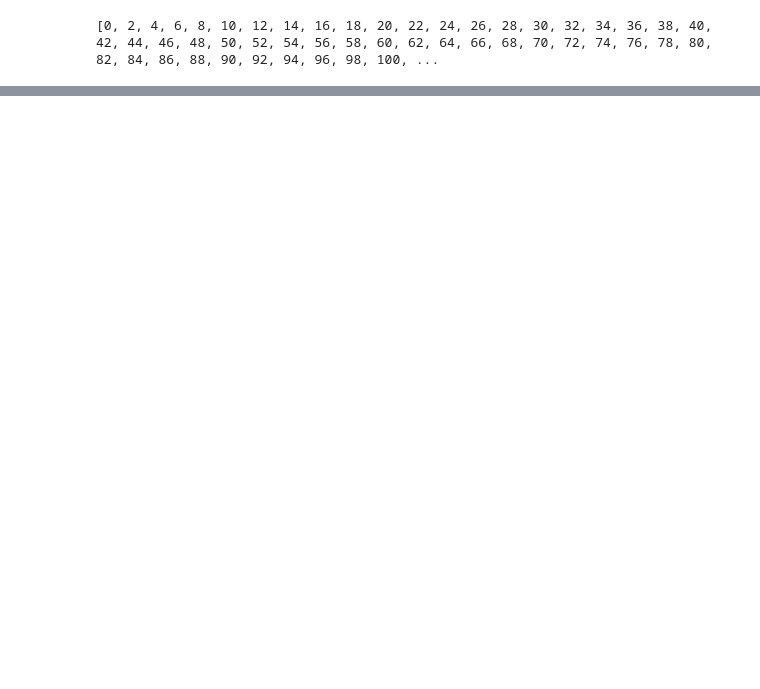
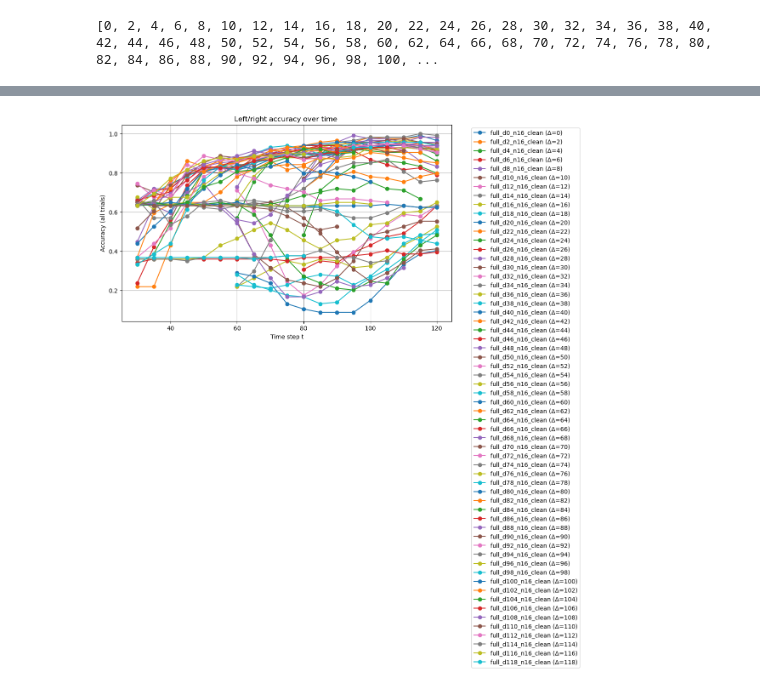
Before and after one commit to JadenLews/Learning, a Jupyter notebook: DeepLearn/physics/future_direction_performance copy.ipynb, the cells around one changed output, grey strips where cells are left out. Cells and saved outputs as stored; diff of their text form; code cells hidden in the pictures; blank space fills up the shorter version.

```diff
--- a/DeepLearn/physics/future_direction_performance copy.ipynb
+++ b/DeepLearn/physics/future_direction_performance copy.ipynb
@@ -796,0 +1911,88 @@ KeyboardInterrupt:
+# %%
+import re
+import math
+import matplotlib.pyplot as plt
+
+# 🔹 1. Paste your full log here
+# log_text = """
+
+# """  # <--- replace "..." with the rest of your pasted block
+
+
+# 🔹 2. Regex to grab model, time, acc_all, acc_strong from each line
+pattern = re.compile(
+    r"\[(?P<model>[^\]]+)\]\s+"
+    r"t=\s*(?P<t>\d+),.*?\|\s*"
+    r"acc_all=(?P<acc_all>[0-9\.nan]+).*?"
+    r"acc_strong=(?P<acc_strong>[0-9\.nan]+)",
+    re.DOTALL,
+)
+
+data = {}
+
+for m in pattern.finditer(log_text):
+    model = m.group("model")
+    t = int(m.group("t"))
+    acc_all_str = m.group("acc_all")
+    acc_strong_str = m.group("acc_strong")
+
+    acc_all = float("nan") if acc_all_str == "nan" else float(acc_all_str)
+    acc_strong = float("nan") if acc_strong_str == "nan" else float(acc_strong_str)
+
+    # Try to parse Δ from the model name like "full_d36_n16_clean"
+    mdelta = re.search(r"_d(\d+)_", model)
+    delta = int(mdelta.group(1)) if mdelta else None
+
+    if model not in data:
+        data[model] = {
+            "delta": delta,
+            "t": [],
+            "acc_all": [],
+            "acc_strong": [],
+        }
+
+    data[model]["t"].append(t)
+    data[model]["acc_all"].append(acc_all)
+    data[model]["acc_strong"].append(acc_strong)
+
+# 🔹 3. Sort each model’s data by time
+for info in data.values():
+    zipped = sorted(zip(info["t"], info["acc_all"], info["acc_strong"]))
+    info["t"], info["acc_all"], info["acc_strong"] = map(list, zip(*zipped))
+
+
+# 🔹 4. Plot acc_all vs time for each model
+plt.figure(figsize=(10, 6))
+for model, info in sorted(
+    data.items(),
+    key=lambda kv: (kv[1]["delta"] if kv[1]["delta"] is not None else 0),
+):
+    plt.plot(info["t"], info["acc_all"], marker="o", label=f"{model} (Δ={info['delta']})")
+
+plt.xlabel("Time step t")
+plt.ylabel("Accuracy (all trials)")
+plt.title("Left/right accuracy over time ")
+plt.grid(True)
+plt.legend(bbox_to_anchor=(1.05, 1.0), loc="upper left")
+plt.tight_layout()
+plt.show()
+
+
+# 🔹 5. Plot acc_strong vs time for each model
+plt.figure(figsize=(10, 6))
+for model, info in sorted(
+    data.items(),
+    key=lambda kv: (kv[1]["delta"] if kv[1]["delta"] is not None else 0),
+):
+    plt.plot(info["t"], info["acc_strong"], marker="o",
+             label=f"{model} (Δ={info['delta']})")
+
+plt.xlabel("Time step t")
+plt.ylabel("Accuracy (strong GT)")
+plt.title("Left/right accuracy over time (acc_strong ≥ margin)")
+plt.grid(True)
+plt.legend(bbox_to_anchor=(1.05, 1.0), loc="upper left")
+plt.tight_layout()
+plt.show()
+# %% [output]
+[figure, added]
```
Also changed, not shown: parts of 5 cells of this notebook, 1 other file.
